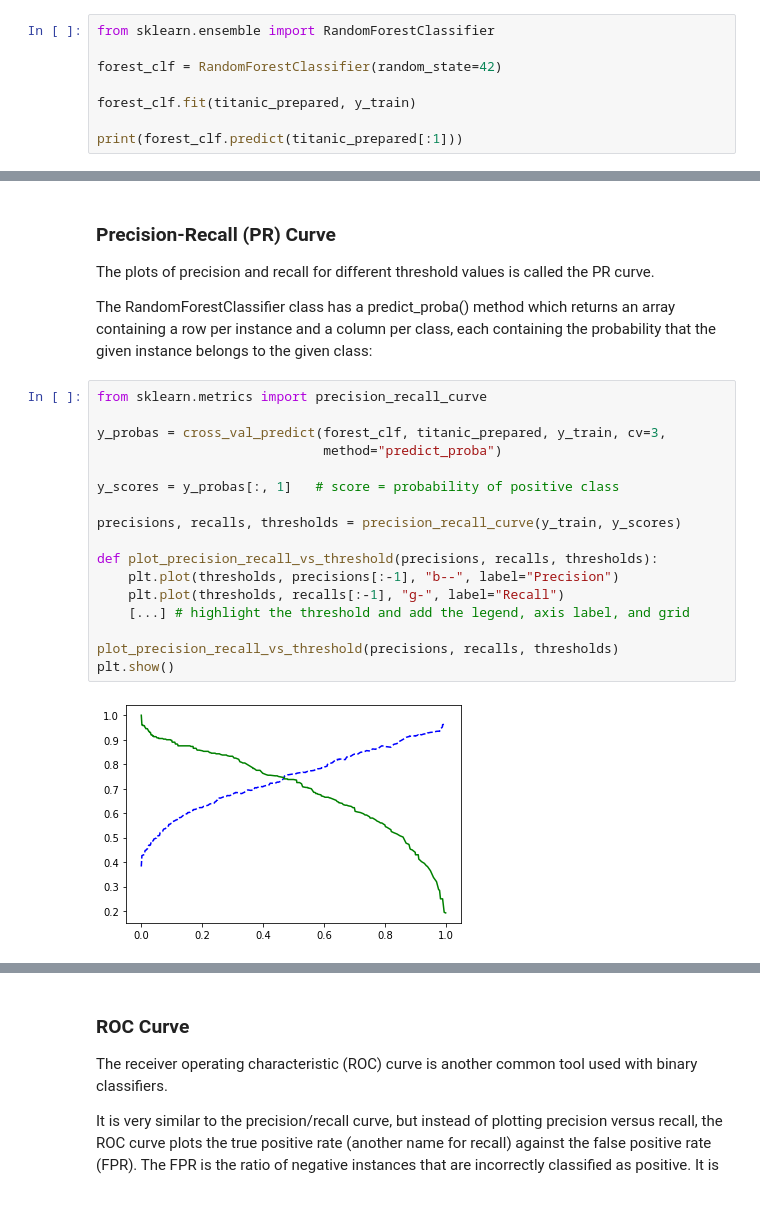
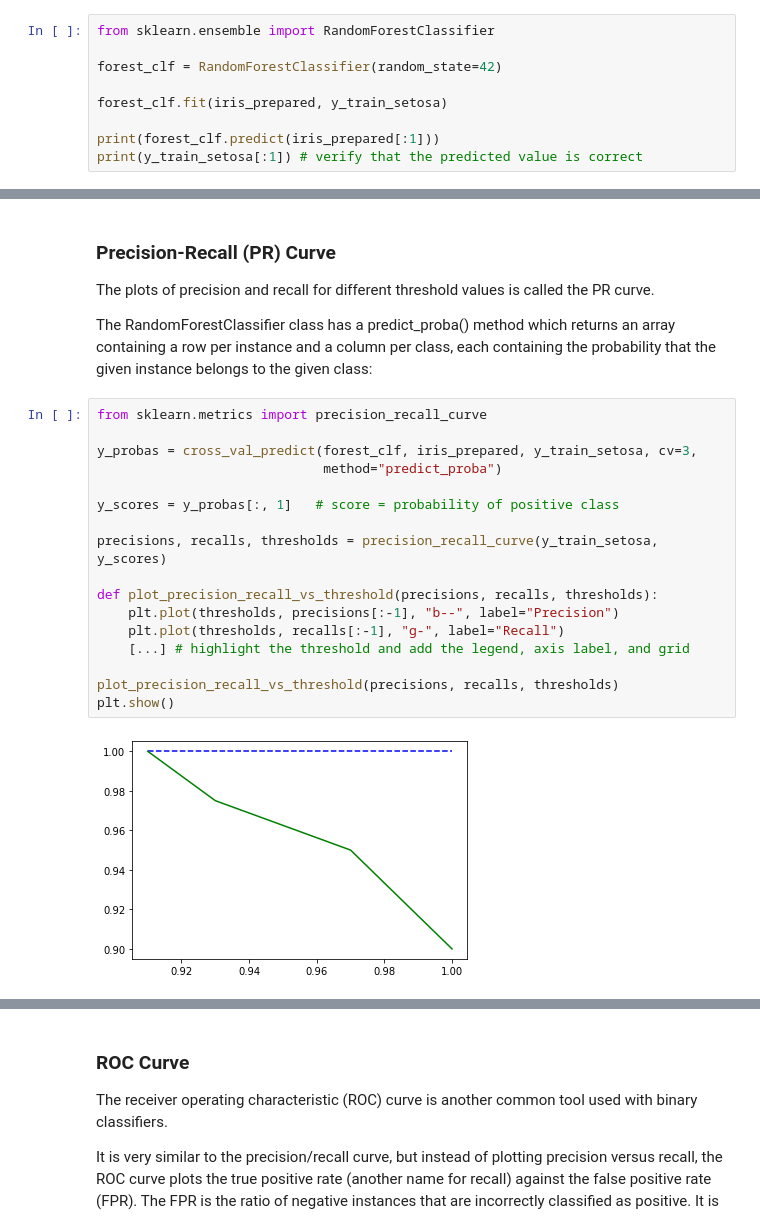
Before and after one commit to venkattplethora/MachineLearning, a Jupyter notebook: Iris.ipynb, the cells around one changed output, grey strips where cells are left out. Saved outputs shown, nothing was run; the diff lists cells and outputs as text.

Commit message:
Fixing plots, comments

```diff
--- a/Iris.ipynb
+++ b/Iris.ipynb
@@ -210,7 +214,8 @@ from sklearn.ensemble import RandomForestClassifier
 
 forest_clf = RandomForestClassifier(random_state=42)
 
-forest_clf.fit(titanic_prepared, y_train)
+forest_clf.fit(iris_prepared, y_train_setosa)
 
-print(forest_clf.predict(titanic_prepared[:1]))
+print(forest_clf.predict(iris_prepared[:1]))
+print(y_train_setosa[:1]) # verify that the predicted value is correct
 # %% [output]
@@ -291,22 +296,22 @@ The plots of precision and recall for different threshold values is called the P
 # %%
 from sklearn.metrics import precision_recall_curve
 
-y_probas = cross_val_predict(forest_clf, titanic_prepared, y_train, cv=3,
+y_probas = cross_val_predict(forest_clf, iris_prepared, y_train_setosa, cv=3,
                              method="predict_proba")
 
 y_scores = y_probas[:, 1]   # score = probability of positive class
 
-precisions, recalls, thresholds = precision_recall_curve(y_train, y_scores)
+precisions, recalls, thresholds = precision_recall_curve(y_train_setosa, y_scores)
 
 def plot_precision_recall_vs_threshold(precisions, recalls, thresholds):
     plt.plot(thresholds, precisions[:-1], "b--", label="Precision")
     plt.plot(thresholds, recalls[:-1], "g-", label="Recall")
     [...] # highlight the threshold and add the legend, axis label, and grid
 
 plot_precision_recall_vs_threshold(precisions, recalls, thresholds)
 plt.show()
 # %% [output]
-[figure, old version]
+[figure, new version]
 # %%
 plt.plot(recalls, precisions, "b--",)
 plt.show()
```
Also changed, not shown: parts of 35 cells of this notebook, 2 other files.
